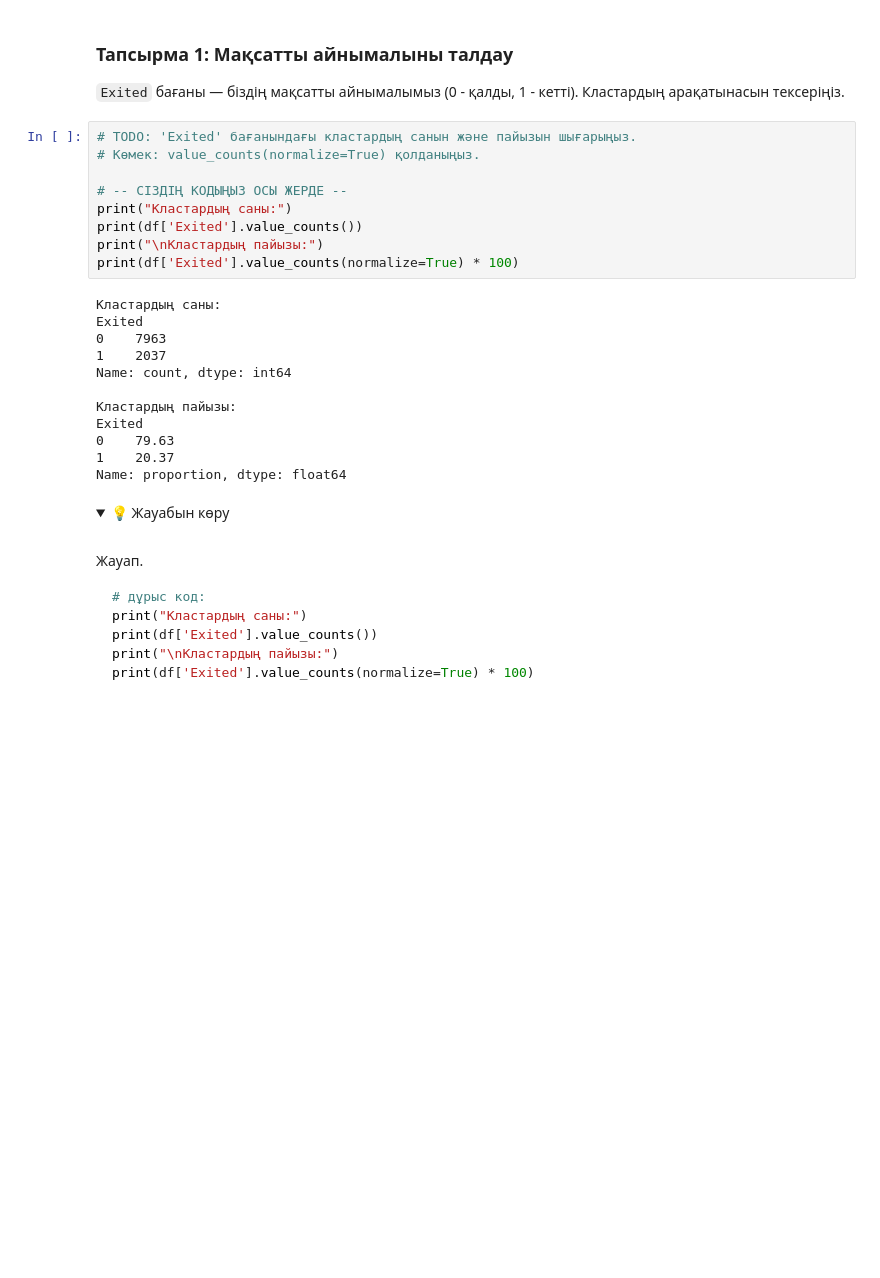
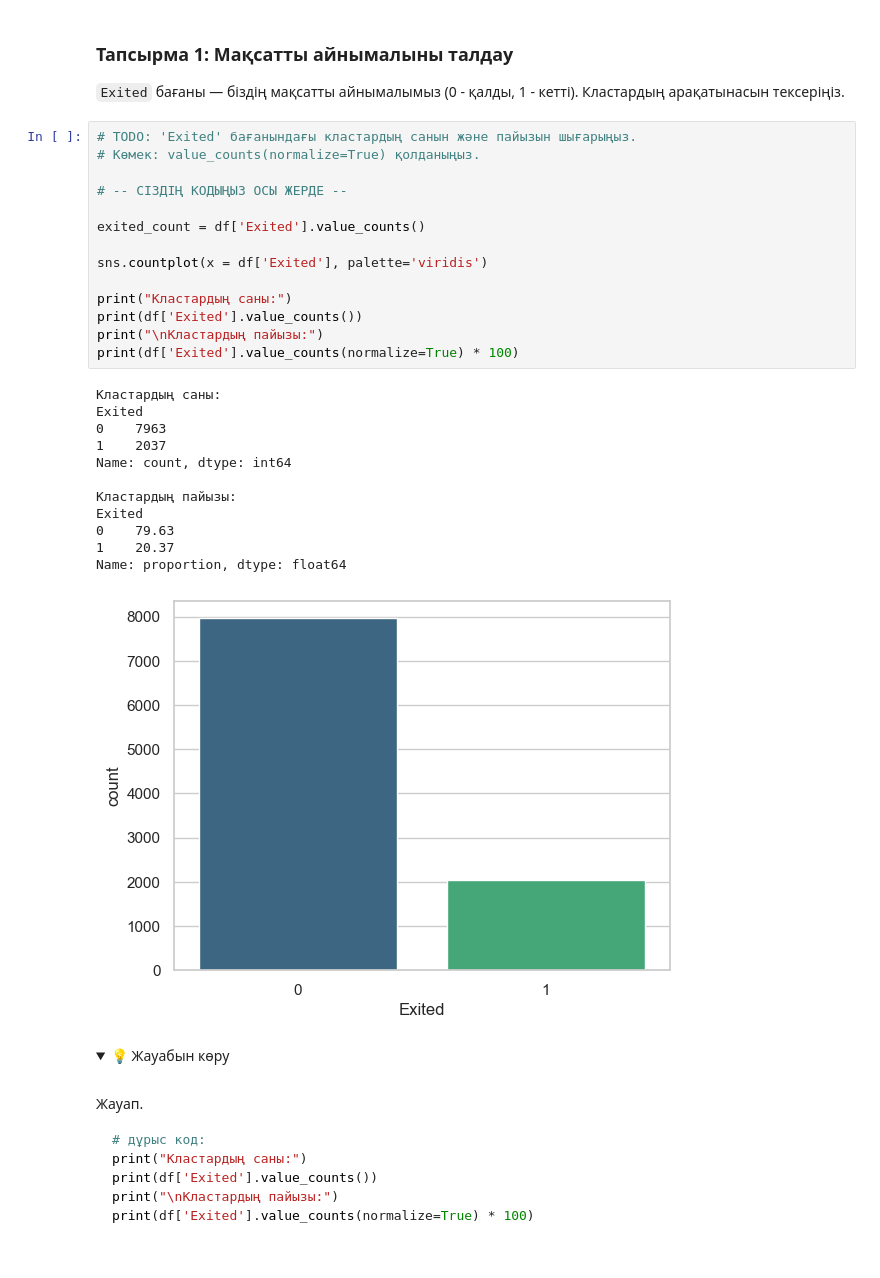
Before and after one commit to ZED-or-ZERO/Notes-on-ML-Courses., a Jupyter notebook: ML Course from ItechResearch/Practice Tasks/TT_12_СӨЖ.ipynb, the cells around one changed output. Saved outputs shown, nothing was run; the diff lists cells and outputs as text; folded sections open; blank space fills up the shorter version.

```diff
--- a/ML Course from ItechResearch/Practice Tasks/TT_12_СӨЖ.ipynb
+++ b/ML Course from ItechResearch/Practice Tasks/TT_12_СӨЖ.ipynb
@@ -95,24 +95,30 @@ memory usage: 1.1+ MB
 # %%
 # TODO: 'Exited' бағанындағы кластардың санын және пайызын шығарыңыз.
 # Көмек: value_counts(normalize=True) қолданыңыз.
 
 # -- СІЗДІҢ КОДЫҢЫЗ ОСЫ ЖЕРДЕ --
+
+exited_count = df['Exited'].value_counts()
+
+sns.countplot(x = df['Exited'], palette='viridis')
+
 print("Кластардың саны:")
 print(df['Exited'].value_counts())
 print("\nКластардың пайызы:")
 print(df['Exited'].value_counts(normalize=True) * 100)
 # %% [output]
 Кластардың саны:
 Exited
 0    7963
 1    2037
 Name: count, dtype: int64
 
 Кластардың пайызы:
 Exited
 0    79.63
 1    20.37
 Name: proportion, dtype: float64
+[figure, added]
 # %% [markdown]
 <details>
 <summary>💡 Жауабын көру</summary>
```
Also changed, not shown: parts of 7 cells of this notebook, 2 other files.
